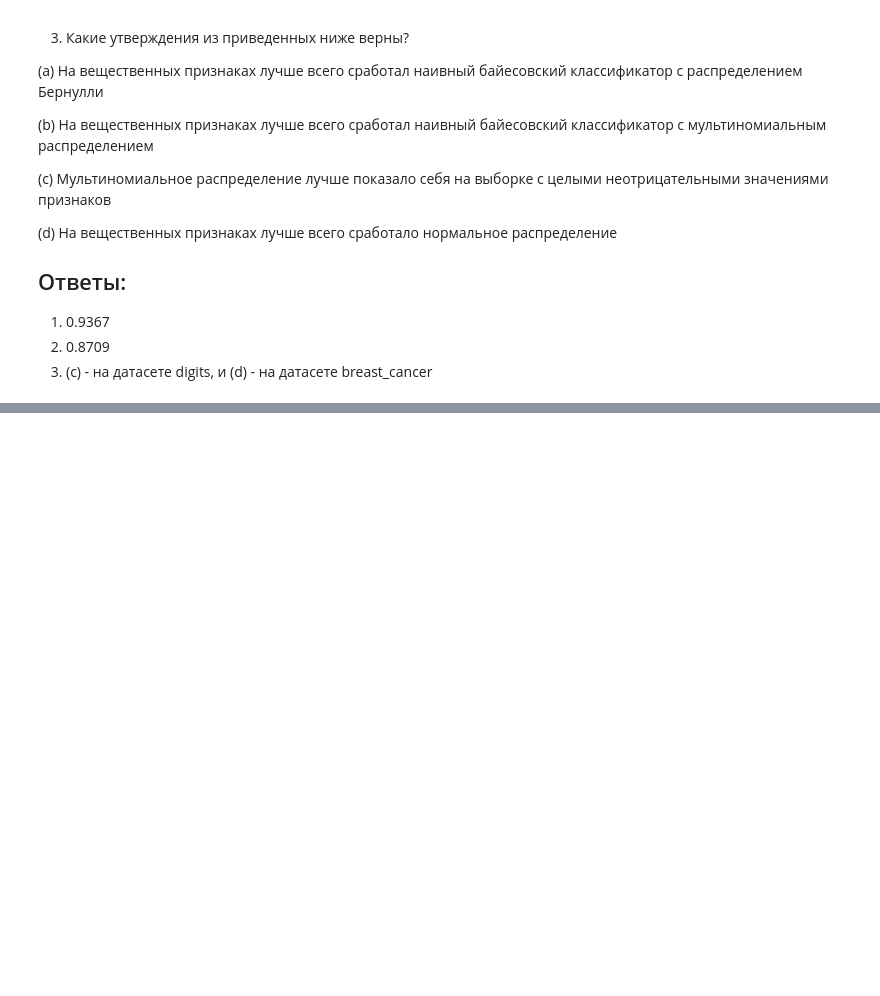
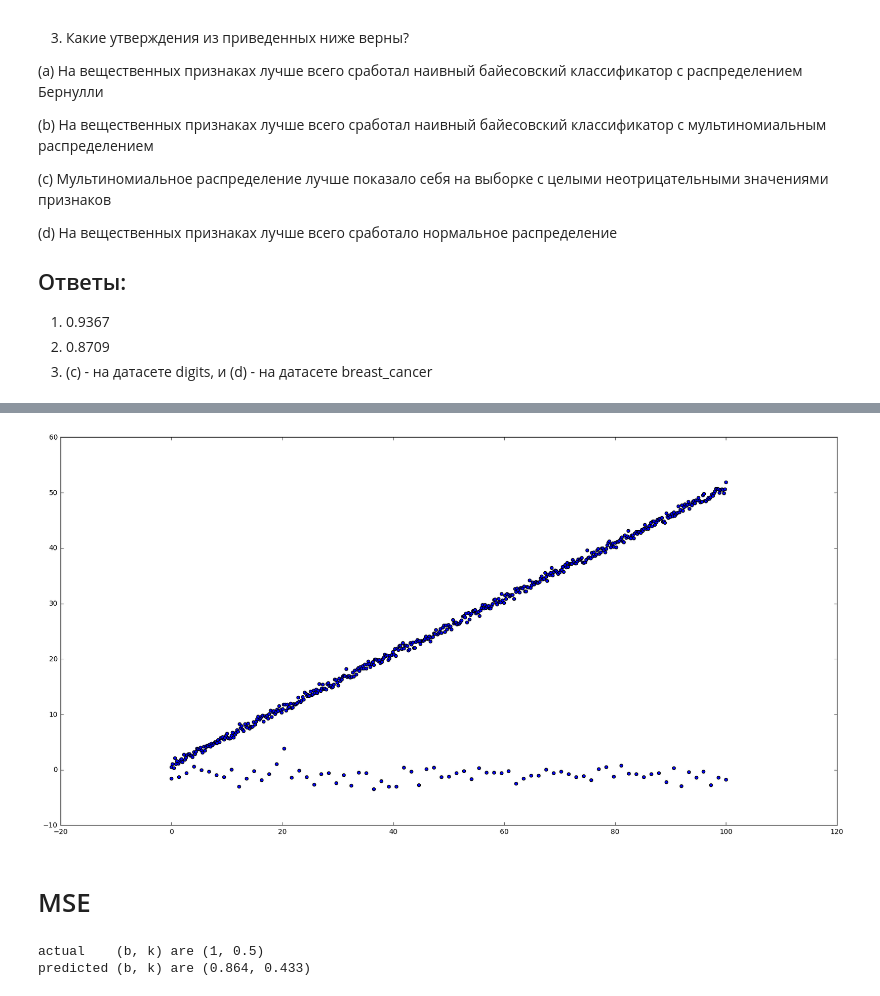
Before and after one commit to akarazeev/ML-6-7sem-MIPT-2017, a Jupyter notebook: hw1/hw1.ipynb, the cells around one changed output, grey strips where cells are left out. Drawn from its saved outputs; the diff is of its cells as text; code cells hidden in the pictures; blank space fills up the shorter version.

```diff
--- a/hw1/hw1.ipynb
+++ b/hw1/hw1.ipynb
@@ -228,0 +279,20 @@ for dataset *breast_cancer* accuracy is 0.9367 (GaussianNB)
+# %%
+x_add = np.linspace(0,100,75)
+x_up = np.concatenate((x, x_add))
+epss_add = np.random.normal(loc=var, size=75)
+y_up = np.concatenate((y, -1 + epss_add))
+# %%
+plt.figure(figsize=(20,10))
+plt.scatter(x_up, y_up)
+plt.show()
+# %% [output]
+[figure, added]
+# %% [markdown]
+# MSE
+# %%
+b,k = optimize.minimize(lambda par: f_mse(par[0],par[1],x_up,y_up), [0, 0]).x
+print("actual    (b, k) are ({}, {})".format(1, 0.5))
+print("predicted (b, k) are ({:.3f}, {:.3f})".format(b, k))
+# %% [output]
+actual    (b, k) are (1, 0.5)
+predicted (b, k) are (0.864, 0.433)
```
Also changed, not shown: parts of 17 cells of this notebook.
